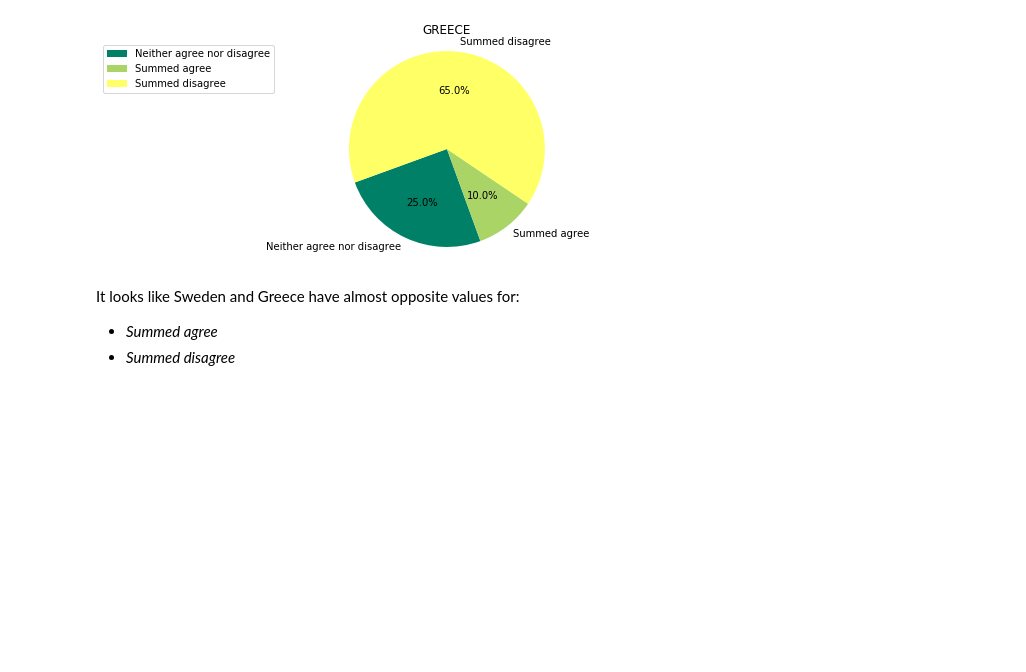
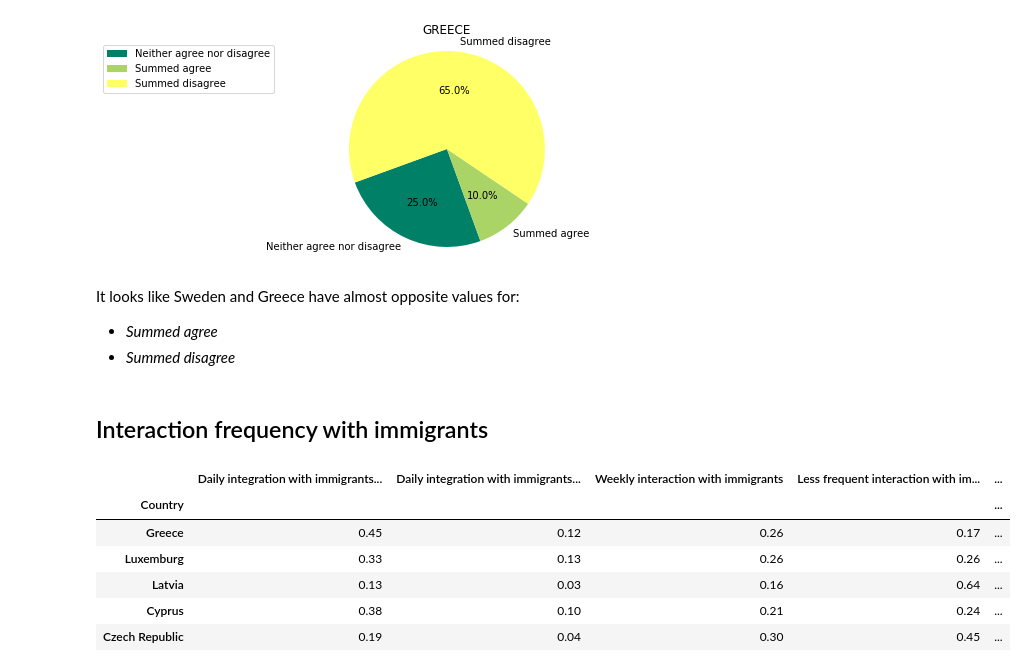
Before and after one commit to joanna-janos/MigrationSimulationInEU, a Jupyter notebook: data_analysis.ipynb, the cells around one changed output. Drawn from its saved outputs; the diff is of its cells as text; code cells hidden in the pictures; blank space fills up the shorter version.

Commit message:
Analyse frequency of interactions with immigrants

```diff
--- a/data_analysis.ipynb
+++ b/data_analysis.ipynb
@@ -357,3 +357,16 @@ visualize_data_on_pie_chart('Greece', df_migration_to_my_country_with_summed_val
 It looks like Sweden and Greece have almost opposite values for:
 - _Summed agree_
 - _Summed disagree_
+# %% [markdown]
+## Interaction frequency with immigrants
+# %%
+df_interaction_with_immigrants = read_data_from_csv(filename='how_often_interact_with_immigrants')
+display(df_interaction_with_immigrants.sample(5))
+# %% [output]
+|  | Daily integration with immigrants... | Daily integration with immigrants... | Weekly interaction with immigrants | Less frequent interaction with im... | ... |
+| Country |  |  |  |  | ... |
+| Greece | 0.45 | 0.12 | 0.26 | 0.17 | ... |
+| Luxemburg | 0.33 | 0.13 | 0.26 | 0.26 | ... |
+| Latvia | 0.13 | 0.03 | 0.16 | 0.64 | ... |
+| Cyprus | 0.38 | 0.10 | 0.21 | 0.24 | ... |
+| Czech Republic | 0.19 | 0.04 | 0.30 | 0.45 | ... |
```
Also changed, not shown: parts of 14 cells of this notebook, 1 other file.
